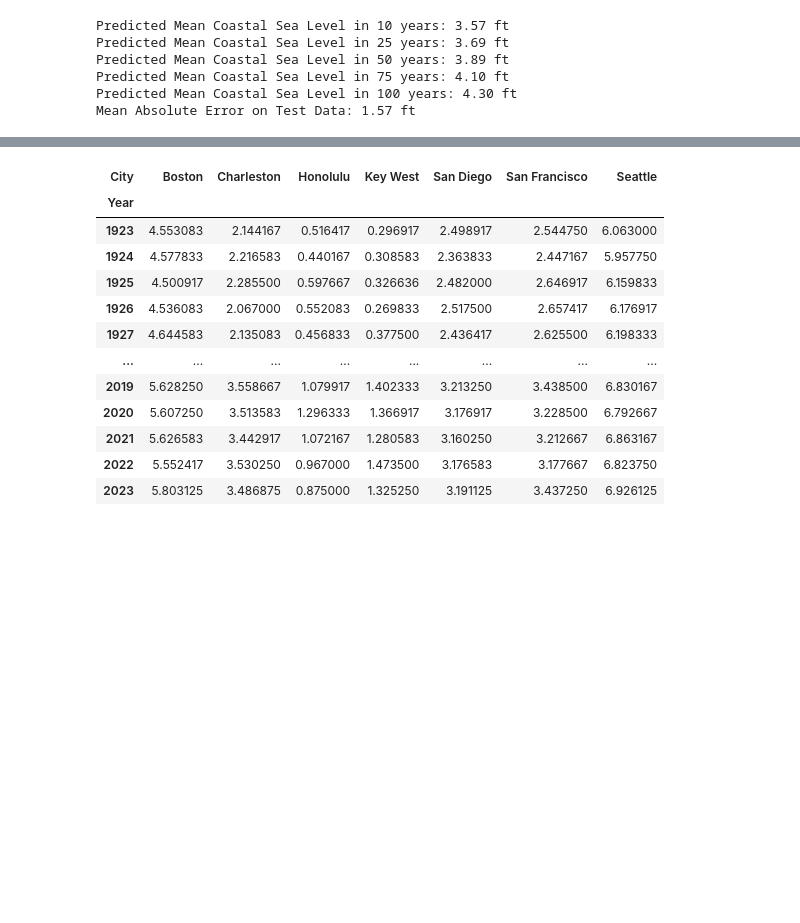
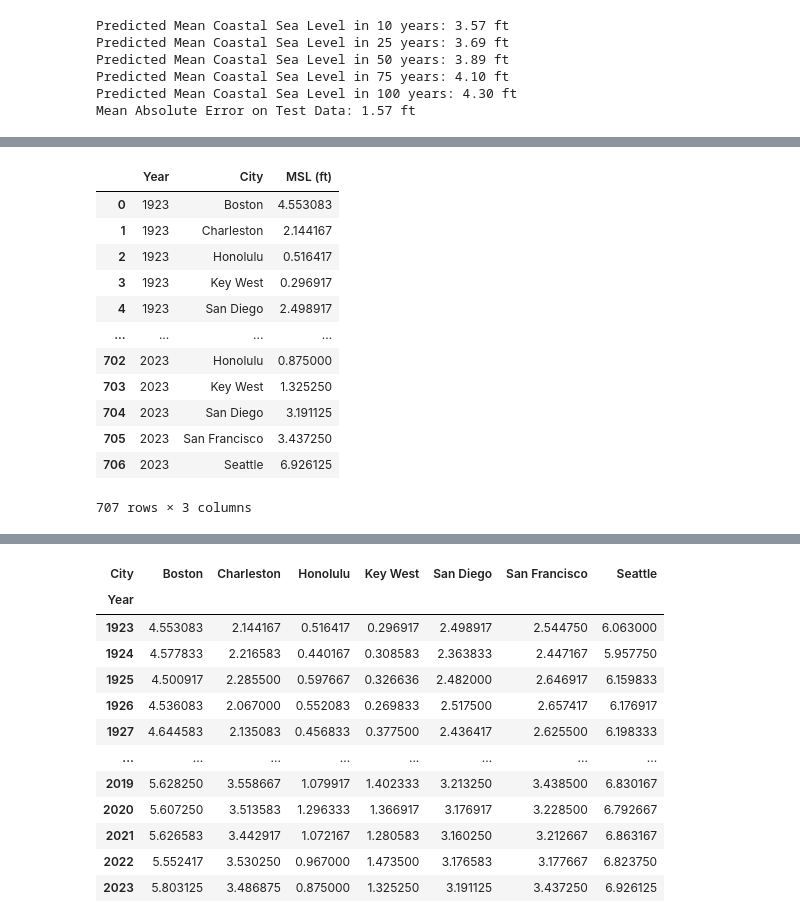
Before and after one commit to BethSequera/Machine_Learning-Project, a Jupyter notebook: Sea_Level_Project2023/SeaLevel_Project_4.ipynb, the cells around one changed output, grey strips where cells are left out. Drawn from its saved outputs; the diff is of its cells as text; code cells hidden in the pictures; blank space fills up the shorter version.

```diff
--- a/Sea_Level_Project2023/SeaLevel_Project_4.ipynb
+++ b/Sea_Level_Project2023/SeaLevel_Project_4.ipynb
@@ -356,0 +349,19 @@ city_year
+# %%
+# Group the data by "year" and "city" and calculate MSL for each
+city_year = merged_data_new.groupby(['Year', 'City']).mean().reset_index()
+city_year = city_year.drop(['MHW (ft)','MLW (ft)'], axis=1)
+city_year
+# %% [output]
+|  | Year | City | MSL (ft) |
+| 0 | 1923 | Boston | 4.553083 |
+| 1 | 1923 | Charleston | 2.144167 |
+| 2 | 1923 | Honolulu | 0.516417 |
+| 3 | 1923 | Key West | 0.296917 |
+| 4 | 1923 | San Diego | 2.498917 |
+| ... | ... | ... | ... |
+| 702 | 2023 | Honolulu | 0.875000 |
+| 703 | 2023 | Key West | 1.325250 |
+| 704 | 2023 | San Diego | 3.191125 |
+| 705 | 2023 | San Francisco | 3.437250 |
+| 706 | 2023 | Seattle | 6.926125 |
+707 rows × 3 columns
```
Also changed, not shown: parts of 6 cells of this notebook.
